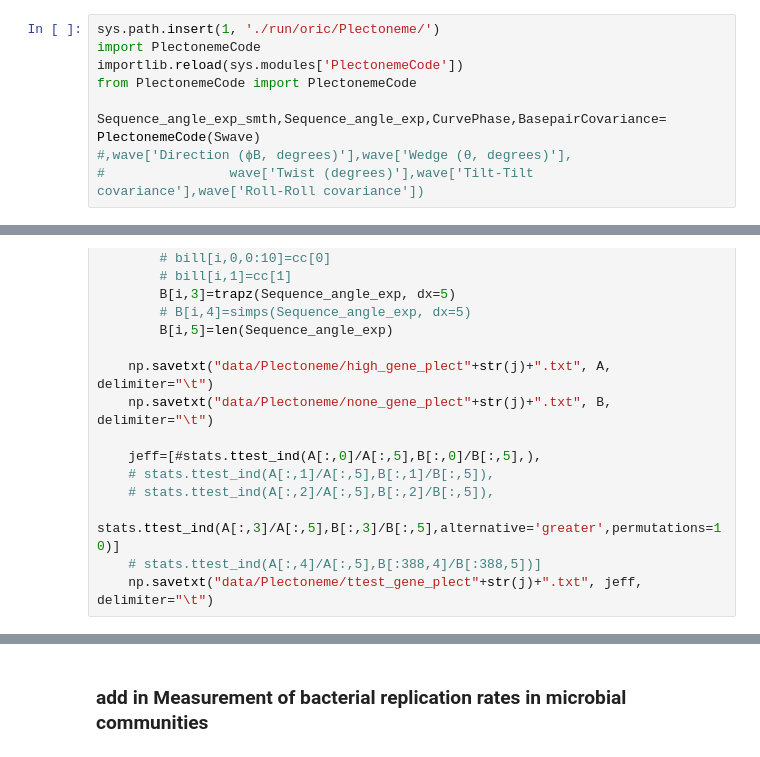
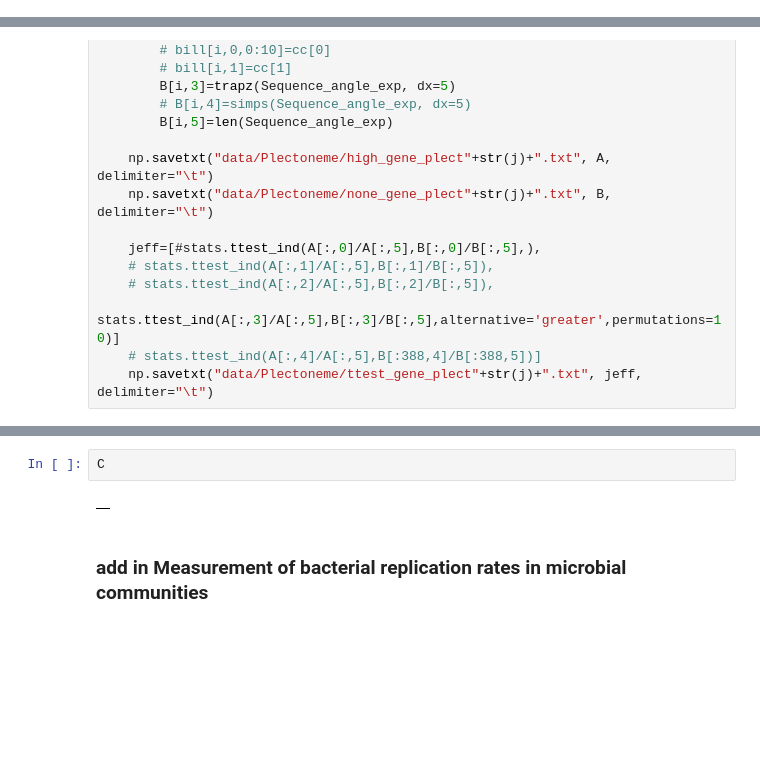
Before and after one commit to dcolinmorgan/HKU_MG, a Jupyter notebook: bactXpat.ipynb, the cells around one changed output, grey strips where cells are left out. Cells and saved outputs as stored; diff of their text form; blank space fills up the shorter version.

```diff
--- a/bactXpat.ipynb
+++ b/bactXpat.ipynb
@@ -480,9 +450,0 @@ curvevector=pd.read_csv('run/oric/Plectoneme/CurveVector.txt',sep='\t',names=['A
-# %%
-sys.path.insert(1, './run/oric/Plectoneme/')
-import PlectonemeCode
-importlib.reload(sys.modules['PlectonemeCode'])
-from PlectonemeCode import PlectonemeCode
-
-Sequence_angle_exp_smth,Sequence_angle_exp,CurvePhase,BasepairCovariance= PlectonemeCode(Swave)
-#,wave['Direction (ϕB, degrees)'],wave['Wedge (θ, degrees)'],
-#                wave['Twist (degrees)'],wave['Tilt-Tilt covariance'],wave['Roll-Roll covariance'])
@@ -1010,3 +561,7 @@ sns.violinplot(data=C,x=C.iloc[:,3]/C.iloc[:,4],y='type')
+# %%
+C
+# %% [output]
+|  |
 # %% [markdown]
 ### add in Measurement of bacterial replication rates in microbial communities
 # %% [markdown]
```
Also changed, not shown: parts of 18 cells of this notebook, 21 other files.
